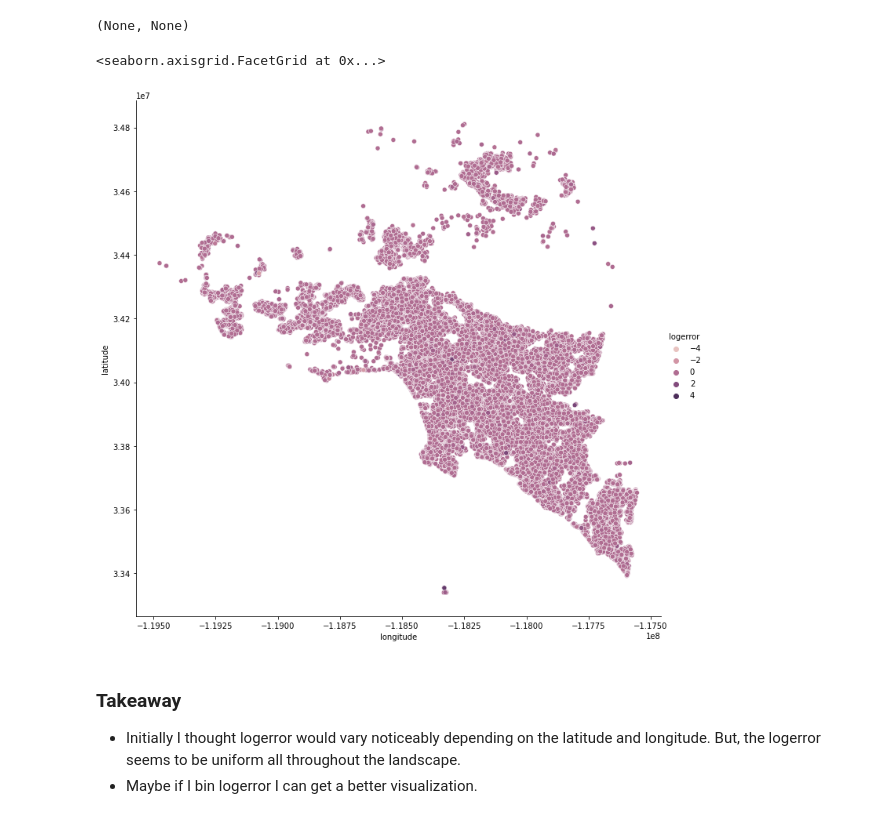
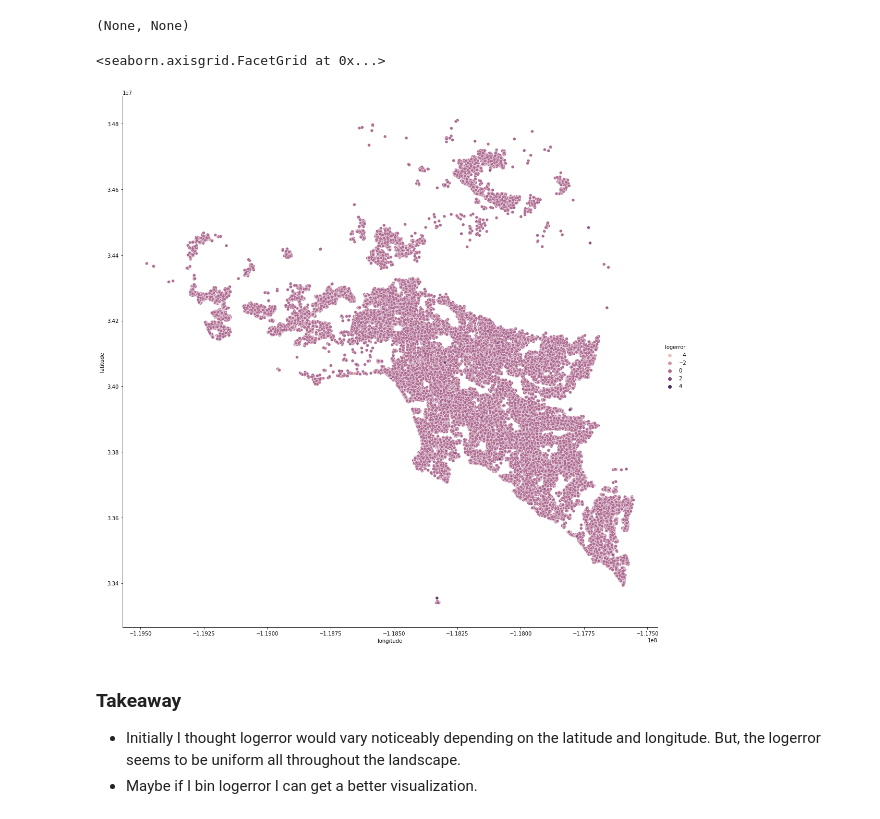
Before and after one commit to TeamOneCluster/ClusterProject, a Jupyter notebook: bts-explore.ipynb, the cells around one changed output. Cells and saved outputs as stored; diff of their text form; code cells hidden in the pictures.

```diff
--- a/bts-explore.ipynb
+++ b/bts-explore.ipynb
@@ -268,17 +248,17 @@ Data columns (total 15 columns):
 dtypes: float64(15)
 memory usage: 1.9 MB
 # %%
-# use KNN imputer to fill missing values
+# use KNN imputer to fill missing values.
 from sklearn.impute import KNNImputer
 
-#Use numeric columns that you want to use for imputation
-X_numeric = train[['calculatedfinishedsquarefeet', 'lotsizesquarefeet', 'yearbuilt','structuretaxvaluedollarcnt','taxvaluedollarcnt', 'landtaxvaluedollarcnt']]
+# Quantitative columns used for imputation.
+X_quant = train[['calculatedfinishedsquarefeet', 'lotsizesquarefeet', 'yearbuilt','structuretaxvaluedollarcnt','taxvaluedollarcnt', 'landtaxvaluedollarcnt']]
 
-# define the thing
+# Define the imputer.
 imputer = KNNImputer(n_neighbors=10)
 
-# fit the thing (or fit and use with fit_transform) only on train!
-train_imputed = imputer.fit_transform(X_numeric)
+# Fit the imputer on the train dataset. This method will transform it as well.
+train_imputed = imputer.fit_transform(X_quant)
 # %%
 # Check if imputed column has any null values.
 pd.DataFrame(train_imputed).isnull().sum()
@@ -386,10 +354,10 @@ memory usage: 1.9 MB
 # %%
 #plt.figure(figsize=(10,16))
 
-sns.relplot(train.longitude, train.latitude, hue=train.logerror, height=10)
+sns.relplot(train.longitude, train.latitude, hue=train.logerror, height=15)
 # %% [output]
 <seaborn.axisgrid.FacetGrid at 0x...>
-[figure, old version]
+[figure, new version]
 # %% [markdown]
 ### Takeaway
 * Initially I thought logerror would vary noticeably depending on the latitude and longitude. But, the logerror seems to be uniform all throughout the landscape.
```
Also changed, not shown: parts of 37 cells of this notebook.
